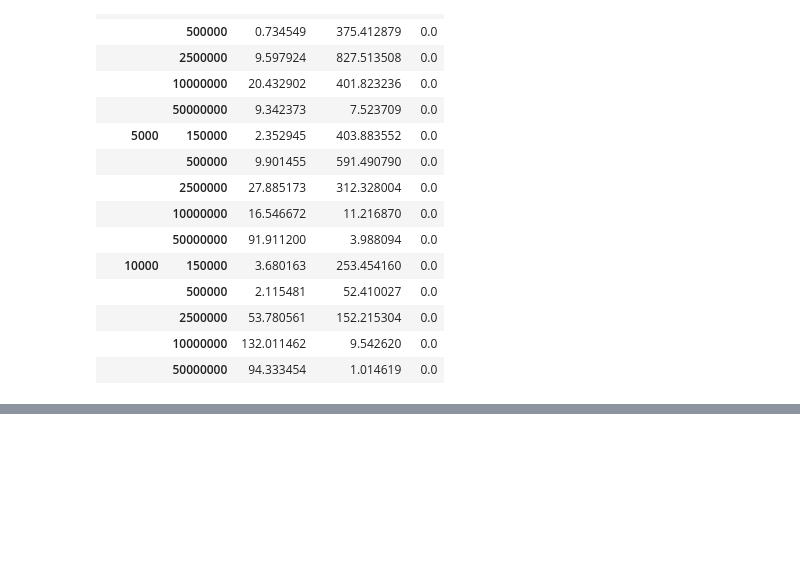
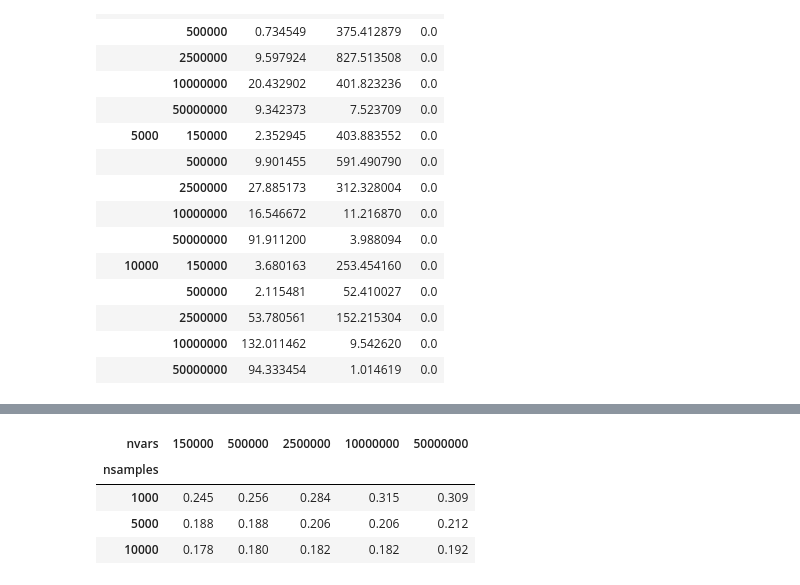
Before and after one commit to aehrc/VariantSpark, a Jupyter notebook: perf/plos16/sams_vars.ipynb, the cells around one changed output, grey strips where cells are left out. Cells and saved outputs as stored; diff of their text form; code cells hidden in the pictures; blank space fills up the shorter version.

```diff
--- a/perf/plos16/sams_vars.ipynb
+++ b/perf/plos16/sams_vars.ipynb
@@ -95,0 +96,9 @@ trees_by_hour[[150000, 500000, 2500000, 10000000, 50000000]].plot(style=['bo-',
+# %%
+oob = oob_and_duration['oob']
+oob.round(3)
+# %% [output]
+| nvars | 150000 | 500000 | 2500000 | 10000000 | 50000000 |
+| nsamples |  |  |  |  |  |
+| 1000 | 0.245 | 0.256 | 0.284 | 0.315 | 0.309 |
+| 5000 | 0.188 | 0.188 | 0.206 | 0.206 | 0.212 |
+| 10000 | 0.178 | 0.180 | 0.182 | 0.182 | 0.192 |
```
Also changed, not shown: parts of 5 cells of this notebook, 4 other files.
